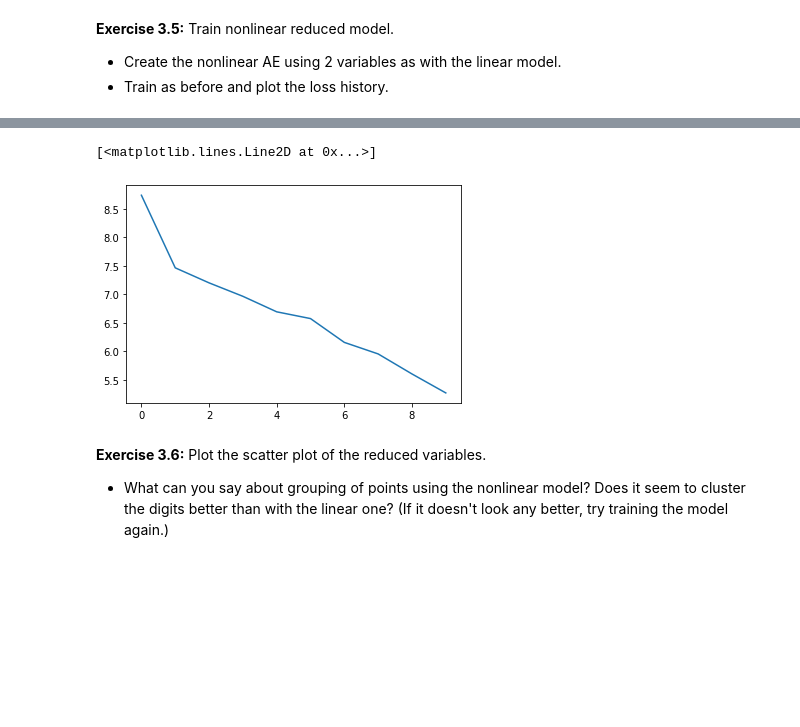
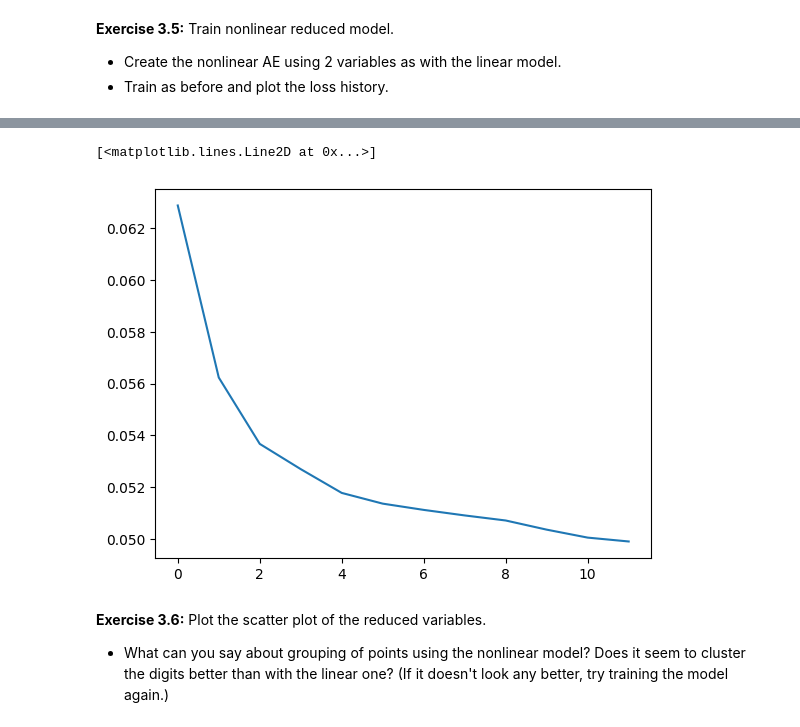
Before and after one commit to nnguyenu/ML-basic, a Jupyter notebook: Autoencoder.ipynb, the cells around one changed output, grey strips where cells are left out. Cells and saved outputs as stored; diff of their text form; code cells hidden in the pictures; blank space fills up the shorter version.

```diff
--- a/Autoencoder.ipynb
+++ b/Autoencoder.ipynb
@@ -300,5 +212,5 @@ def linear_autoencoder(input_size, code_size):
 - Plot the history of the loss versus the epoch number to make sure training is basically complete.
 # %%
 autoencoder, encoder = linear_autoencoder(784, 2)
-history = autoencoder.fit(X_train, y_train, epochs=10)
+history = autoencoder.fit(X_train, X_train, epochs=5)
 # %% [output]
@@ -363,5 +268,5 @@ def nonlinear_autoencoder(input_size, code_size):
 - Train as before and plot the loss history.
 # %%
 autoencoder, encoder = nonlinear_autoencoder(784, 2)
-history = autoencoder.fit(X_train, y_train, epochs=10)
+history = autoencoder.fit(X_train, X_train, epochs=12)
 # %% [output]
@@ -388,8 +290,8 @@ Epoch 10/10
 # %%
-plt.plot(np.arange(0, 10), history.history['loss'])
+plt.plot(np.arange(0, 12), history.history['loss'])
 # %% [output]
 [<matplotlib.lines.Line2D at 0x...>]
-[figure, old version]
+[figure, new version]
 # %% [markdown]
 **Exercise 3.6:** Plot the scatter plot of the reduced variables.
 - What can you say about grouping of points using the nonlinear model?  Does it seem to cluster the digits better than with the linear one? (If it doesn't look any better, try training the model again.)
```
Also changed, not shown: parts of 24 cells of this notebook.
